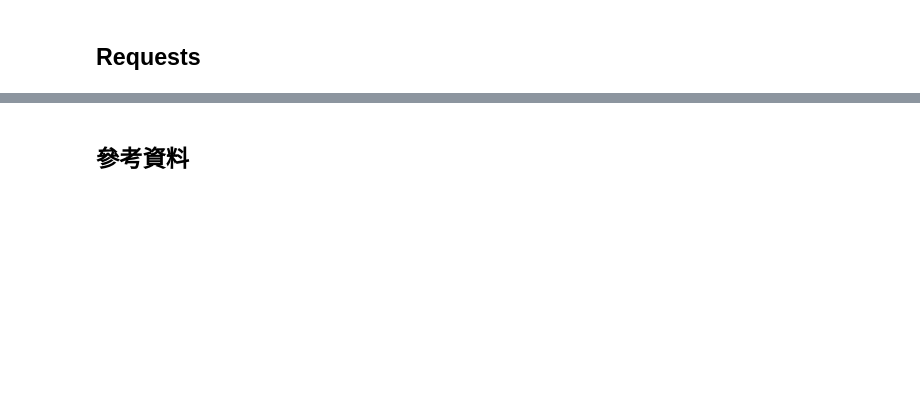
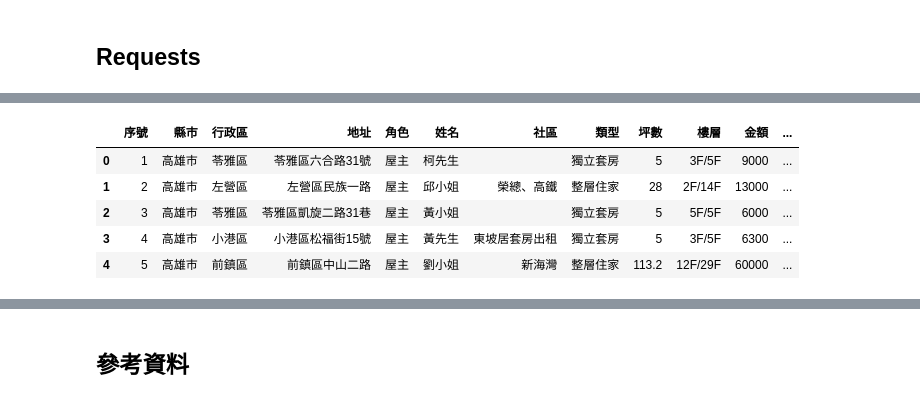
Before and after one commit to sueshow/Python_Crawl, a Jupyter notebook: Code/爬蟲_591租屋_requests.ipynb, the cells around one changed output, grey strips where cells are left out. Drawn from its saved outputs; the diff is of its cells as text; code cells hidden in the pictures; blank space fills up the shorter version.

```diff
--- a/Code/爬蟲_591租屋_requests.ipynb
+++ b/Code/爬蟲_591租屋_requests.ipynb
@@ -72,4 +40,3 @@ print(soup)
-# %%
-soup = BeautifulSoup(res.text, 'html.parser')
-a = soup.find_all('a')
-print(a)
+# %%
+min_time = 5
+max_time = 10
@@ -75,0 +209,29 @@ print(a)
+# %%
+result_search_tmp = search(filter_params=None, sort_params=None, result=[], input_city_nm=input_city_nm, city_num=city_num, page_num=0, want_page=1, min_time=min_time, max_time=max_time)
+want_page_record = result_search_tmp['want_page_num']
+print('='*30)
+
+result = []
+result_detail = []
+result_error = []
+#page_num =0
+
+for page_num in range(0, 2):
+    print('第 {} 頁開始'.format(page_num+1))
+    want_page = page_num + 1
+    #result_search_tmp = []
+    result_search_tmp = search(filter_params=None, sort_params=None, result=[], input_city_nm=input_city_nm, city_num=city_num, page_num=page_num, want_page=want_page, min_time=min_time, max_time=max_time)
+    for index_num in range(0, len(result_search_tmp['result'])):
+        result_search_tmp['result'][index_num]['page'] = page_num+1
+        #dict 如何合併 python
+        result.append(result_search_tmp['result'][index_num])
+
+    #result_detail_tmp = []
+    result_detail_tmp = get_house_detail(result_search_tmp['result'], [], [], min_time, max_time)
+    for index_num in range(0, len(result_detail_tmp['result'])):
+        result_detail.append(result_detail_tmp['result'][index_num])
+    for index_num in range(0, len(result_detail_tmp['error'])):
+        result_error.append(result_detail_tmp['error'][index_num])
+
+    print('總頁數：{}'.format(want_page_record))
+    print('='*30)
@@ -75,0 +256,14 @@ print(a)
+# %%
+node_df = pd.DataFrame(result)
+node_df = node_df.rename(columns={'data_num':'序號', 'input_city_nm':'縣市', 'section_nm':'行政區', 'location':'地址', 'role_nm':'角色',
+                                  'contact':'姓名', 'community':'社區', 'kind_nm':'類型', 'area':'坪數', 'floor_str':'樓層',
+                                  'price':'金額', 'title':'主旨', 'post_id':'網址', 'page':'頁碼'})
+node_df.head()
+#node_df.shape
+# %% [output]
+|  | 序號 | 縣市 | 行政區 | 地址 | 角色 | 姓名 | 社區 | 類型 | 坪數 | 樓層 | 金額 | ... |
+| 0 | 1 | 高雄市 | 苓雅區 | 苓雅區六合路31號 | 屋主 | 柯先生 |  | 獨立套房 | 5 | 3F/5F | 9000 | ... |
+| 1 | 2 | 高雄市 | 左營區 | 左營區民族一路 | 屋主 | 邱小姐 | 榮總、高鐵 | 整層住家 | 28 | 2F/14F | 13000 | ... |
+| 2 | 3 | 高雄市 | 苓雅區 | 苓雅區凱旋二路31巷 | 屋主 | 黃小姐 |  | 獨立套房 | 5 | 5F/5F | 6000 | ... |
+| 3 | 4 | 高雄市 | 小港區 | 小港區松福街15號 | 屋主 | 黃先生 | 東坡居套房出租 | 獨立套房 | 5 | 3F/5F | 6300 | ... |
+| 4 | 5 | 高雄市 | 前鎮區 | 前鎮區中山二路 | 屋主 | 劉小姐 | 新海灣 | 整層住家 | 113.2 | 12F/29F | 60000 | ... |
```
Also changed, not shown: parts of 28 cells of this notebook, 5 other files.
